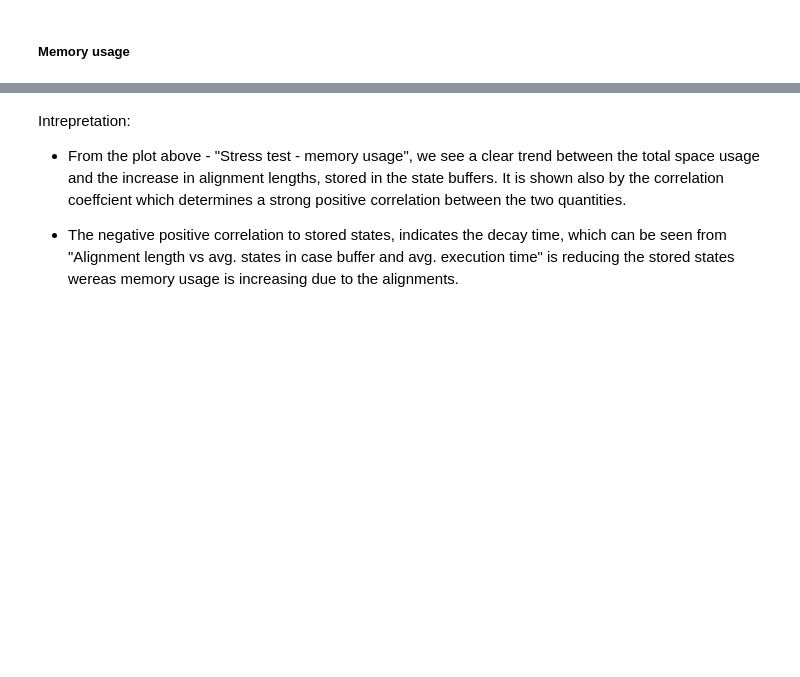
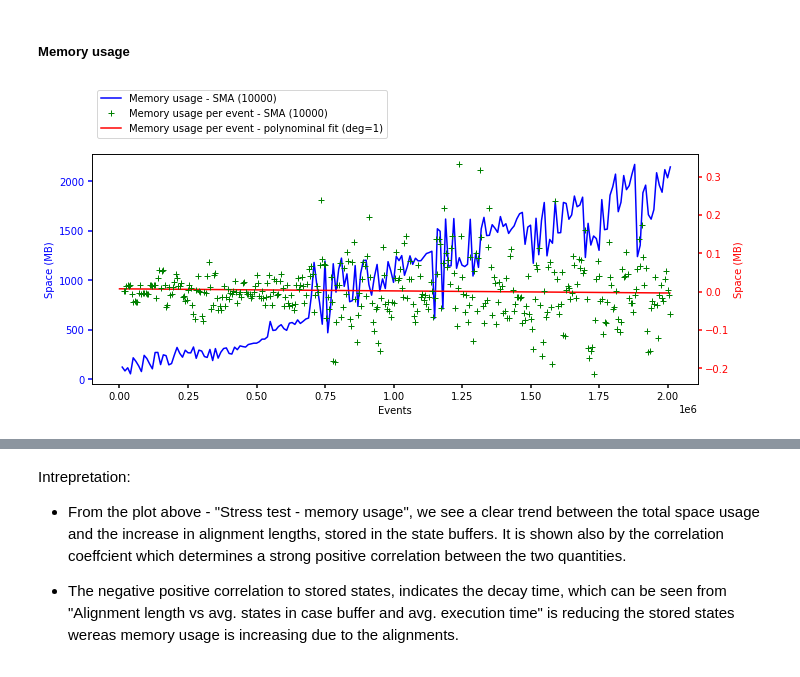
Before and after one commit to MaxTNielsen/ConformanceCheckingUsingTries, a Jupyter notebook: Jupyter/analysis.ipynb, the cells around one changed output, grey strips where cells are left out. Saved outputs shown, nothing was run; the diff lists cells and outputs as text; code cells hidden in the pictures; blank space fills up the shorter version.

```diff
--- a/Jupyter/analysis.ipynb
+++ b/Jupyter/analysis.ipynb
@@ -669,43 +751,44 @@ x = np.arange(stress_test_time.shape[0])
 
 fig, ax = plt.subplots(figsize=(10,5))
 ax2 = ax.twinx()
 
-# n = 10000
-# p1, = ax.plot([x + n - 1 for x in range(0, stress_test_time.shape[0], n)], stress_test_time.TotalUsedMem.iloc[0:-1:n], 'b-', label="Memory usage - SMA (10000)")
+n = 10000
+p1, = ax.plot([x + n - 1 for x in range(0, stress_test_time.shape[0], n)], stress_test_time.TotalUsedMem.iloc[0:-1:n], 'b-', label="Memory usage - SMA (10000)")
 
-poly_fn = Polynomial.fit(x, stress_test_time.TotalUsedMem.values, 1)
-y = poly_fn(x)
-p1, = ax.plot(y, 'b-', label="Memory usage - polynominal fit (deg=1)")
-
-n = 5000
-p2, = ax2.plot([x + n - 1 for x in range(0, stress_test_time.shape[0], n)], stress_test_time.MemUsedPerEvent.rolling(10000).mean().iloc[0:-1:n], 'g+', label="Memory usage per event - SMA (10000)")
+# poly_fn = Polynomial.fit(x, stress_test_time.TotalUsedMem.values, 1)
+# y = poly_fn(x)
+# p1, = ax.plot(y, 'b-', label="Memory usage - polynominal fit (deg=1)")
 
 poly_fn = Polynomial.fit(x, stress_test_time.MemUsedPerEvent.values, 1)
 y = poly_fn(x)
 
-n = 15000
-p3, = ax2.plot([x + n - 1 for x in range(0, x.shape[0], n)], y[0:-1:n], 'r-', label="Memory usage per event - polynominal fit (deg=1)")
+p3, = ax2.plot(y, 'r-', label="Memory usage per event - polynominal fit (deg=1)")
+
+n = 5000
+p2, = ax2.plot([x + n - 1 for x in range(0, stress_test_time.shape[0], n)], stress_test_time.MemUsedPerEvent.rolling(10000).mean().iloc[0:-1:n], 'g+', label="Memory usage per event - SMA (10000)")
 
 ax.set_xlabel('Events')
 ax.set_ylabel('Space (MB)')
 ax2.set_ylabel('Space (MB)')
 
 ax.yaxis.label.set_color(p1.get_color())
 ax2.yaxis.label.set_color(p3.get_color())
 
 tkw = dict(size=4, width=1.5)
 
 ax.tick_params(axis='y', colors=p1.get_color(), **tkw)
 ax2.tick_params(axis='y', colors=p3.get_color(), **tkw)
 ax.tick_params(axis='x', **tkw)
 
 ax.legend(handles=[p1, p2, p3], bbox_to_anchor=(0, 1.3, 1, 0), loc=2)
 ax2.spines.right.set_position(("axes", 1.))
 
 fig.tight_layout()
 #plt.title("Stress test - memory usage")
 plt.savefig("images/cases 10000 - memory usage, memory usage per event.pdf")
 plt.show()
+# %% [output]
+[figure, added]
 # %%
 rho_time_alg = stats.spearmanr(stress_test_time.TotalUsedMem, stress_test_time['Alignment length'])
 rho_time_cases = stats.spearmanr(stress_test_time.TotalUsedMem, stress_test_time['Total cases'])
```
Also changed, not shown: parts of 52 cells of this notebook, 5 other files.
